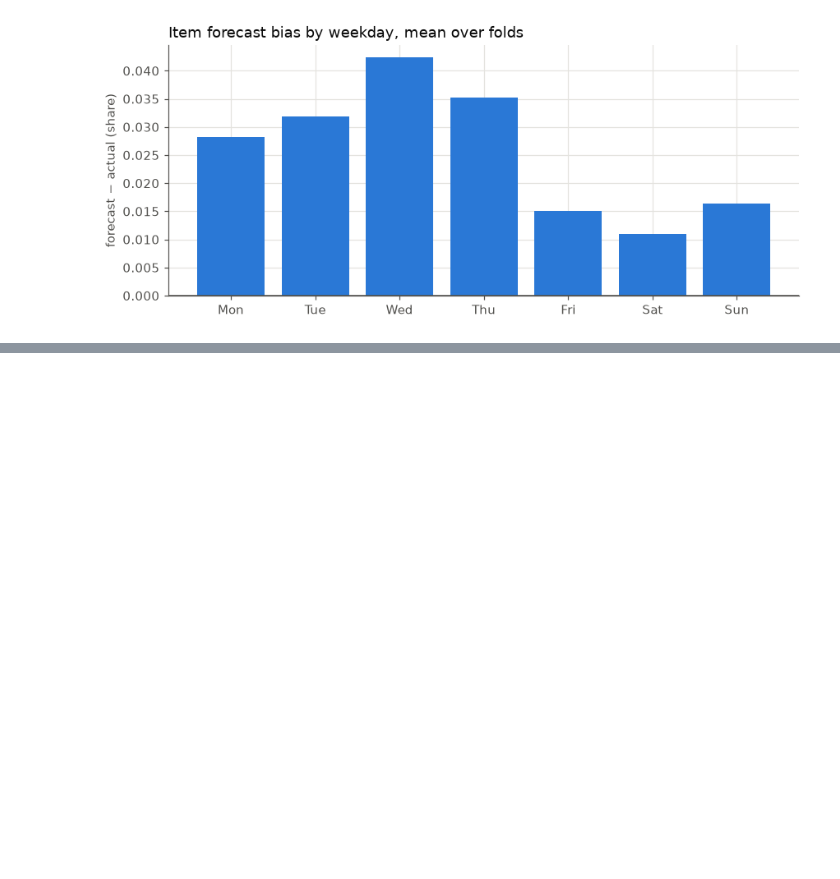
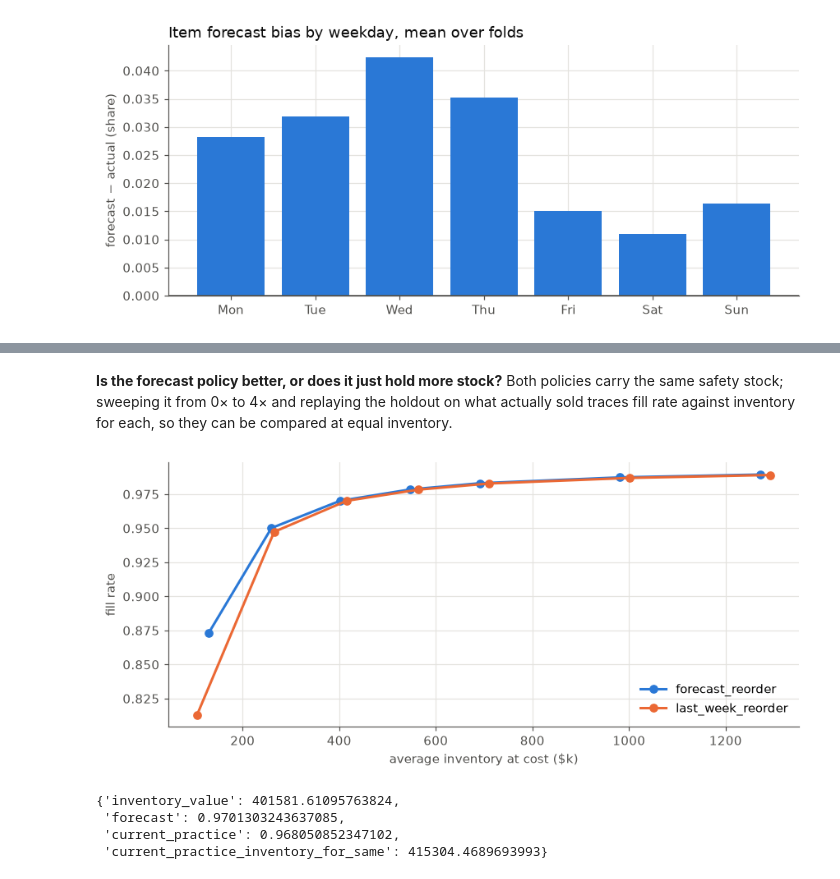
Before and after one commit to advaithvemurisai/demand-forecast-platform, a Jupyter notebook: notebooks/walkthrough.ipynb, the cells around one changed output, grey strips where cells are left out. Cells and saved outputs as stored; diff of their text form; code cells hidden in the pictures; blank space fills up the shorter version.

```diff
--- a/notebooks/walkthrough.ipynb
+++ b/notebooks/walkthrough.ipynb
@@ -311,2 +315,21 @@ frontier[frontier["recommended"]][["category", "service_level", "fill_rate", "in
+# %% [markdown]
+**Is the forecast policy better, or does it just hold more stock?** Both policies carry the same safety stock; sweeping it from 0× to 4× and replaying the holdout on what actually sold traces fill rate against inventory for each, so they can be compared at equal inventory.
+# %%
+curve = read("twin_policy_curve")
+fig, ax = plt.subplots(figsize=(9, 3.8))
+for colour, (policy, part) in zip(SERIES, curve.groupby("policy")):
+    part = part.sort_values("inventory_value")
+    ax.plot(part["inventory_value"] / 1e3, part["fill_rate"], "-o", color=colour, label=policy)
+ax.set_xlabel("average inventory at cost ($k)")
+ax.set_ylabel("fill rate")
+ax.legend()
+plt.show()
+summary["twin"]["equal_inventory"]
+# %% [output]
+[figure, added]
+{'inventory_value': 401581.61095763824,
+ 'forecast': 0.9701303243637085,
+ 'current_practice': 0.968050852347102,
+ 'current_practice_inventory_for_same': 415304.4689693993}
 # %%
 stress = read("twin_stress")
```
Also changed, not shown: parts of 9 cells of this notebook, 42 other files.
